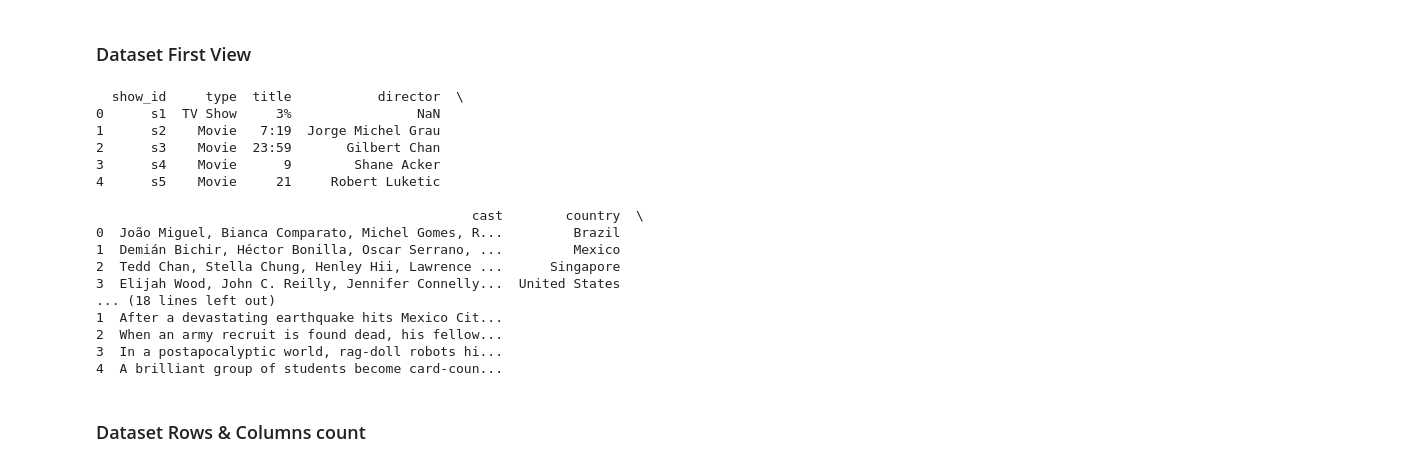
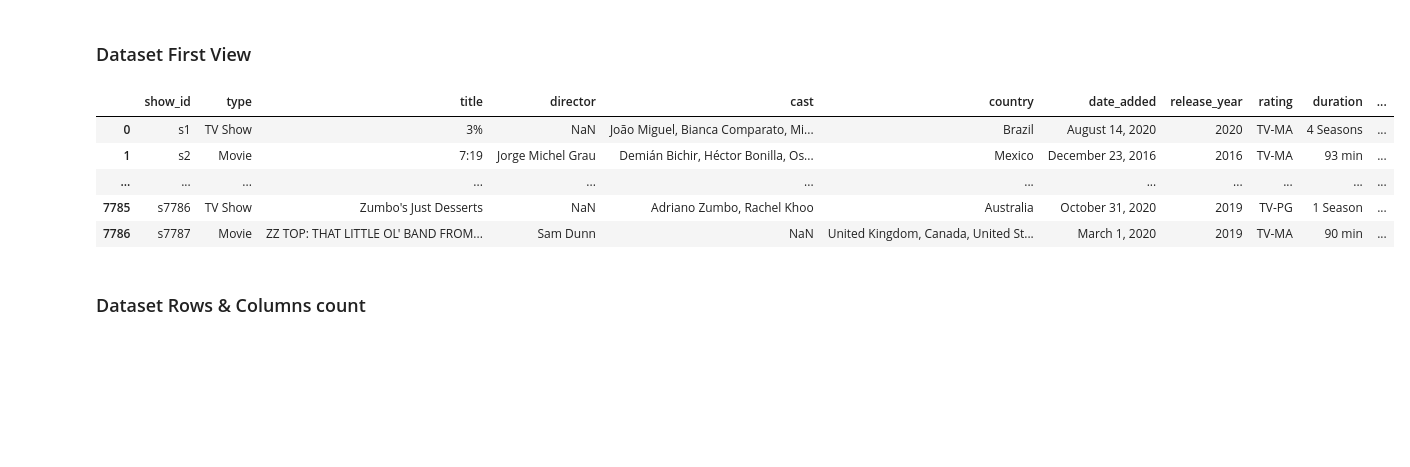
Before and after one commit to dev-ajay-kr/Python-Basics, a Jupyter notebook: ML/Netflix Data/Sample_ML_Submission_Template.ipynb, the cells around one changed output. Saved outputs shown, nothing was run; the diff lists cells and outputs as text; code cells hidden in the pictures; blank space fills up the shorter version.

```diff
--- a/ML/Netflix Data/Sample_ML_Submission_Template.ipynb
+++ b/ML/Netflix Data/Sample_ML_Submission_Template.ipynb
@@ -116,27 +118,22 @@ from sklearn.metrics import silhouette_score
 netflix_df = pd.read_csv('NETFLIX MOVIES AND TV SHOWS CLUSTERING.csv')
 # %% [markdown]
 ### Dataset First View
-# %%
-# Dataset First Look
-print(netflix_df.head())
-# %% [output]
-  show_id     type  title           director  \
-0      s1  TV Show     3%                NaN
-1      s2    Movie   7:19  Jorge Michel Grau
-2      s3    Movie  23:59       Gilbert Chan
-3      s4    Movie      9        Shane Acker
-4      s5    Movie     21     Robert Luketic
-
-                                                cast        country  \
-0  João Miguel, Bianca Comparato, Michel Gomes, R...         Brazil
-1  Demián Bichir, Héctor Bonilla, Oscar Serrano, ...         Mexico
-2  Tedd Chan, Stella Chung, Henley Hii, Lawrence ...      Singapore
-3  Elijah Wood, John C. Reilly, Jennifer Connelly...  United States
-... (18 lines left out)
-1  After a devastating earthquake hits Mexico Cit...
-2  When an army recruit is found dead, his fellow...
-3  In a postapocalyptic world, rag-doll robots hi...
-4  A brilliant group of students become card-coun...
+# %%
+# Dataset First Look
+#print(netflix_df.head())
+
+from IPython.display import display, HTML
+
+# Display the DataFrame as a scrollable table in Jupyter Notebook
+
+display(HTML(netflix_df.to_html(max_rows=5, notebook=True)))
+# %% [output]
+|  | show_id | type | title | director | cast | country | date_added | release_year | rating | duration | ... |
+| 0 | s1 | TV Show | 3% | NaN | João Miguel, Bianca Comparato, Mi... | Brazil | August 14, 2020 | 2020 | TV-MA | 4 Seasons | ... |
+| 1 | s2 | Movie | 7:19 | Jorge Michel Grau | Demián Bichir, Héctor Bonilla, Os... | Mexico | December 23, 2016 | 2016 | TV-MA | 93 min | ... |
+| ... | ... | ... | ... | ... | ... | ... | ... | ... | ... | ... | ... |
+| 7785 | s7786 | TV Show | Zumbo's Just Desserts | NaN | Adriano Zumbo, Rachel Khoo | Australia | October 31, 2020 | 2019 | TV-PG | 1 Season | ... |
+| 7786 | s7787 | Movie | ZZ TOP: THAT LITTLE OL' BAND FROM... | Sam Dunn | NaN | United Kingdom, Canada, United St... | March 1, 2020 | 2019 | TV-MA | 90 min | ... |
 # %% [markdown]
 ### Dataset Rows & Columns count
 # %%
```
Also changed, not shown: parts of 17 cells of this notebook, 25 other files.
